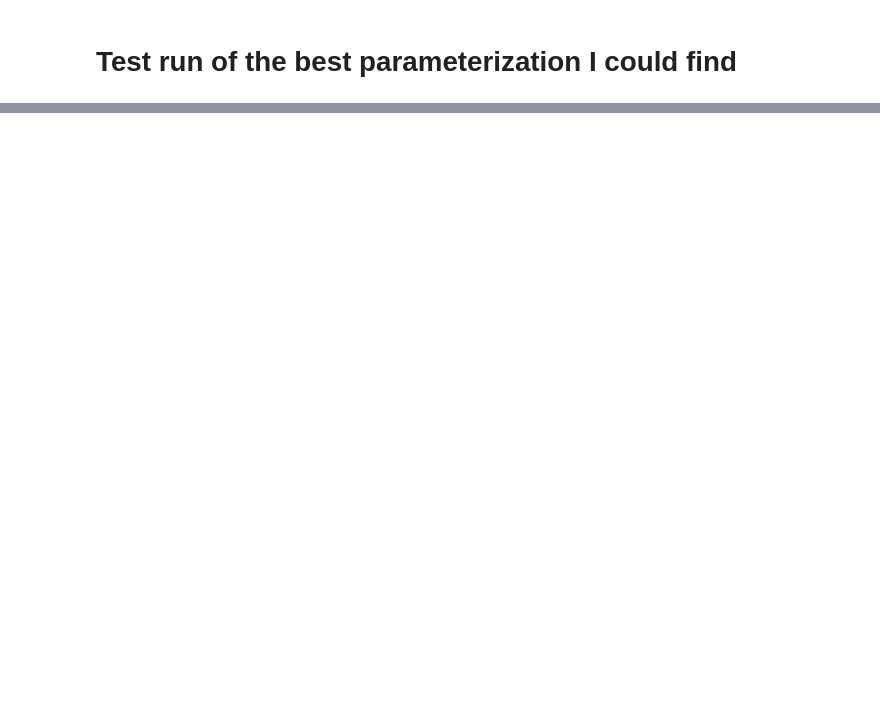
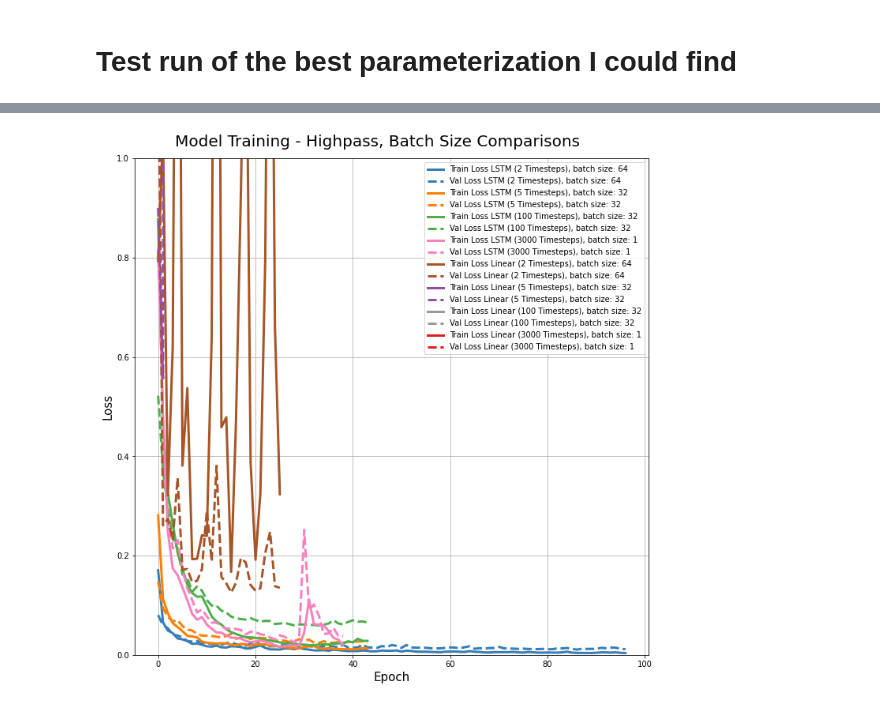
Before and after one commit to epic-research-group/das-to-discharge, a Jupyter notebook: window_size_comparisons.ipynb, the cells around one changed output, grey strips where cells are left out. Drawn from its saved outputs; the diff is of its cells as text; code cells hidden in the pictures; blank space fills up the shorter version.

```diff
--- a/window_size_comparisons.ipynb
+++ b/window_size_comparisons.ipynb
@@ -626,0 +573,9 @@ plt.show()
+# %%
+arr = []
+
+for i in y:
+    arr.append([i]*2308)
+
+sin_arr = np.asarray(arr)
+sin_arr = np.reshape(sin_arr, (1, 400, 2308))
+print(sin_arr.shape)
@@ -626,0 +647,11 @@ plt.show()
+# %%
+arr = []
+
+for i in y:
+    arr.append([i]*2308)
+
+sin_arr = np.asarray(arr)
+sin_arr = np.reshape(sin_arr, (1, 400, 2308))
+print(sin_arr.shape)
+
+pred_sin = lstm_model.predict(sin_arr)
@@ -626,0 +1500,39 @@ plt.show()
+# %%
+colors =['#377eb8', '#ff7f00', '#4daf4a',
+                  '#f781bf', '#a65628', '#984ea3',
+                  '#999999', '#e41a1c']
+fig, ax = plt.subplots(figsize=(10,10))
+for hist_LSTM, leg, c in zip(
+    ('lstm_'+str(window_width[0])+'_Highpass'+str(batch_num[0]),
+     'lstm_'+str(window_width[1])+'_Highpass'+str(batch_num[1]),
+     'lstm_'+str(window_width[2])+'_Highpass'+str(batch_num[2]),
+     'lstm_'+str(window_width[3])+'_Highpass'+str(batch_num[3]),
+     'linear_'+str(window_width[0])+'_Highpass'+str(batch_num[0]),
+     'linear_'+str(window_width[1])+'_Highpass'+str(batch_num[1]),
+     'linear_'+str(window_width[2])+'_Highpass'+str(batch_num[2]),
+     'linear_'+str(window_width[3])+'_Highpass'+str(batch_num[3])),
+                            ('LSTM ('+str(window_width[0])+' Timesteps), batch size: '+str(batch_num[0]),
+                             'LSTM ('+str(window_width[1])+' Timesteps), batch size: '+str(batch_num[1]),
+                             'LSTM ('+str(window_width[2])+' Timesteps), batch size: '+str(batch_num[2]),
+                             'LSTM ('+str(window_width[3])+' Timesteps), batch size: '+str(batch_num[3]),
+                             'Linear ('+str(window_width[0])+' Timesteps), batch size: '+str(batch_num[0]),
+                             'Linear ('+str(window_width[1])+' Timesteps), batch size: '+str(batch_num[1]),
+                             'Linear ('+str(window_width[2])+' Timesteps), batch size: '+str(batch_num[2]),
+                             'Linear ('+str(window_width[3])+' Timesteps), batch size: '+str(batch_num[3])),
+                          colors):
+
+    ax.plot(history[hist_LSTM].history['loss'], label='Train Loss '+leg,linewidth=3, c=c)
+    ax.plot(history[hist_LSTM].history['val_loss'], label='Val Loss '+leg,linewidth=3, ls='--', c=c)
+
+fig.patch.set_facecolor('white')
+ax.set_ylabel('Loss', size=15)
+ax.set_xlabel('Epoch', size=15)
+ax.set_ylim((0, 1))
+ax.grid()
+ax.legend()
+fig.suptitle('Model Training - Highpass, Batch Size Comparisons', fontsize = 20)
+
+plt.tight_layout()
+plt.show()
+# %% [output]
+[figure, added]
```
Also changed, not shown: parts of 118 cells of this notebook.
